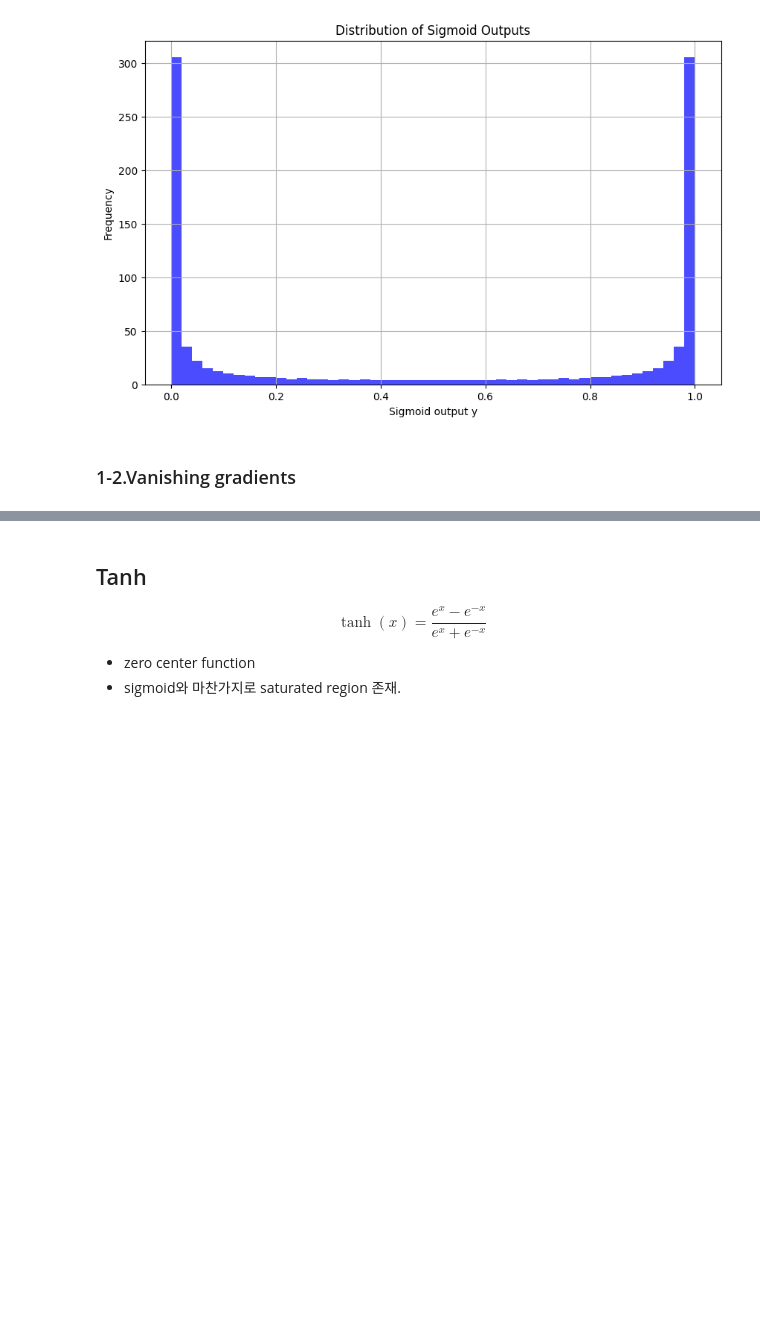
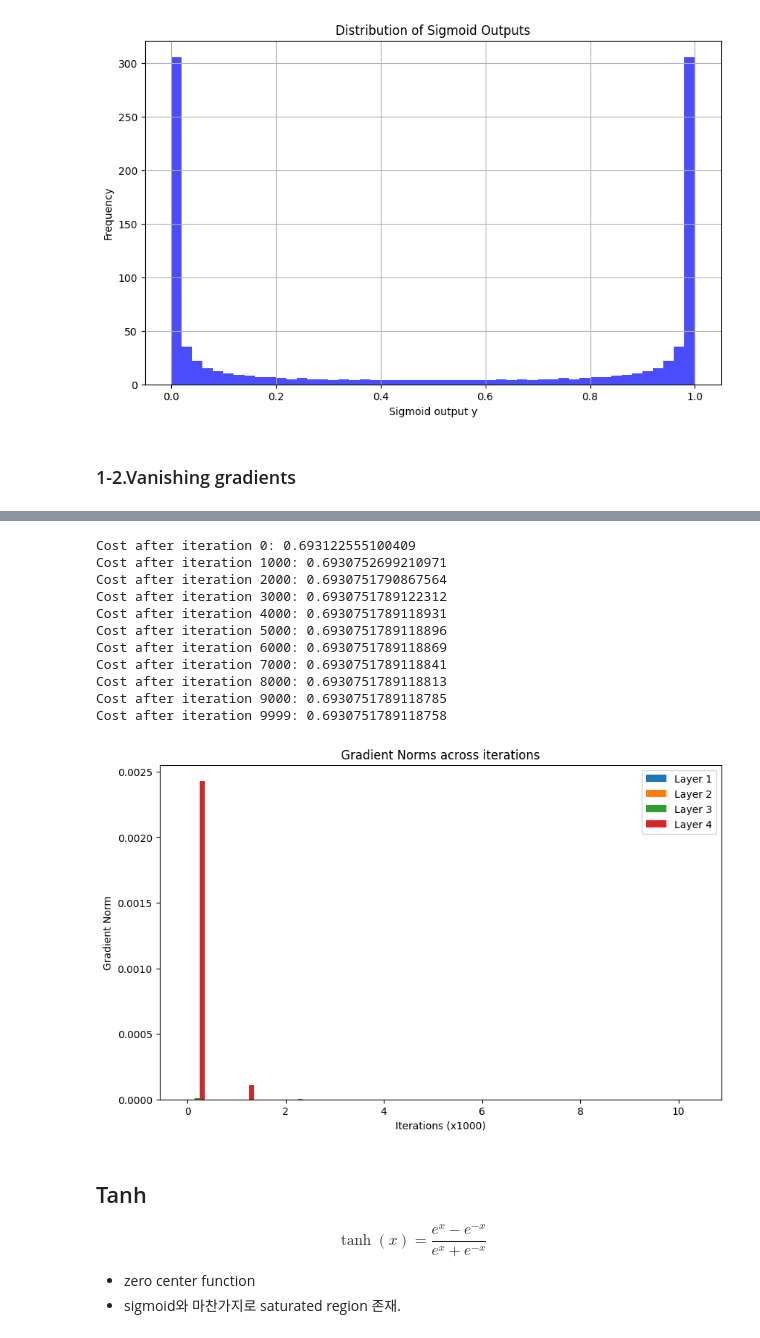
Before and after one commit to pervin0527/DL-basic, a Jupyter notebook: 03-Activation functions & Optimizers.ipynb, the cells around one changed output, grey strips where cells are left out. Saved outputs shown, nothing was run; the diff lists cells and outputs as text; code cells hidden in the pictures; blank space fills up the shorter version.

```diff
--- a/03-Activation functions & Optimizers.ipynb
+++ b/03-Activation functions & Optimizers.ipynb
@@ -123,3 +97,0 @@ class SimpleNeuralNetwork:
-# %%
-X = np.random.randn(10, 3) + 100
-y = np.random.randint(0, 2, (10, 1))
@@ -146,3 +180,58 @@ plt.show()
+# %%
+def train_nn(X, Y, hidden_dims, num_iterations=10000, learning_rate=0.01):
+    input_dim = X.shape[0]
+    output_dim = Y.shape[0]
+
+    parameters = initialize_parameters(input_dim, hidden_dims, output_dim)
+    all_gradients = []  # List to store all gradients for plotting
+
+    for i in range(num_iterations):
+        # Forward Propagation
+        A4, caches = forward_propagation(X, parameters)
+
+        # Cost computation
+        cost = binary_cross_entropy(Y, A4)
+
+        # Backward Propagation
+        gradients = backpropagation(X, Y, caches)
+
+        # Update parameters
+        parameters = update_parameters(parameters, gradients, learning_rate)
+
+        # Record the gradient norms
+        if i % 1000 == 0 or i == num_iterations - 1:  # Record at specified iterations
+            gradient_norms = [np.linalg.norm(gradients[f'dW{l+1}']) for l in range(len(hidden_dims)+1)]
+            all_gradients.append(gradient_norms)
+            print(f"Cost after iteration {i}: {cost}")
+
+    # After training, plot the gradient norms
+    plt.figure(figsize=(10, 6))
+    for layer in range(len(hidden_dims)+1):
+        layer_gradients = [all_gradients[i][layer] for i in range(len(all_gradients))]
+        plt.bar(np.array(range(len(layer_gradients))) + layer*0.1, layer_gradients, width=0.1, label=f'Layer {layer+1}')
+
+    plt.title('Gradient Norms across iterations')
+    plt.xlabel('Iterations (x1000)')
+    plt.ylabel('Gradient Norm')
+    plt.legend()
+    plt.show()
+
+    return parameters
+# %%
+parameters = train_nn(train_x, train_y, hidden_dims=[4, 2, 1], num_iterations=10000, learning_rate=0.01)
+# %% [output]
+Cost after iteration 0: 0.693122555100409
+Cost after iteration 1000: 0.6930752699210971
+Cost after iteration 2000: 0.6930751790867564
+Cost after iteration 3000: 0.6930751789122312
+Cost after iteration 4000: 0.6930751789118931
+Cost after iteration 5000: 0.6930751789118896
+Cost after iteration 6000: 0.6930751789118869
+Cost after iteration 7000: 0.6930751789118841
+Cost after iteration 8000: 0.6930751789118813
+Cost after iteration 9000: 0.6930751789118785
+Cost after iteration 9999: 0.6930751789118758
+[figure, added]
 # %% [markdown]
 <a id="2"></a>
 ## Tanh
```
Also changed, not shown: parts of 31 cells of this notebook, 6 other files.
